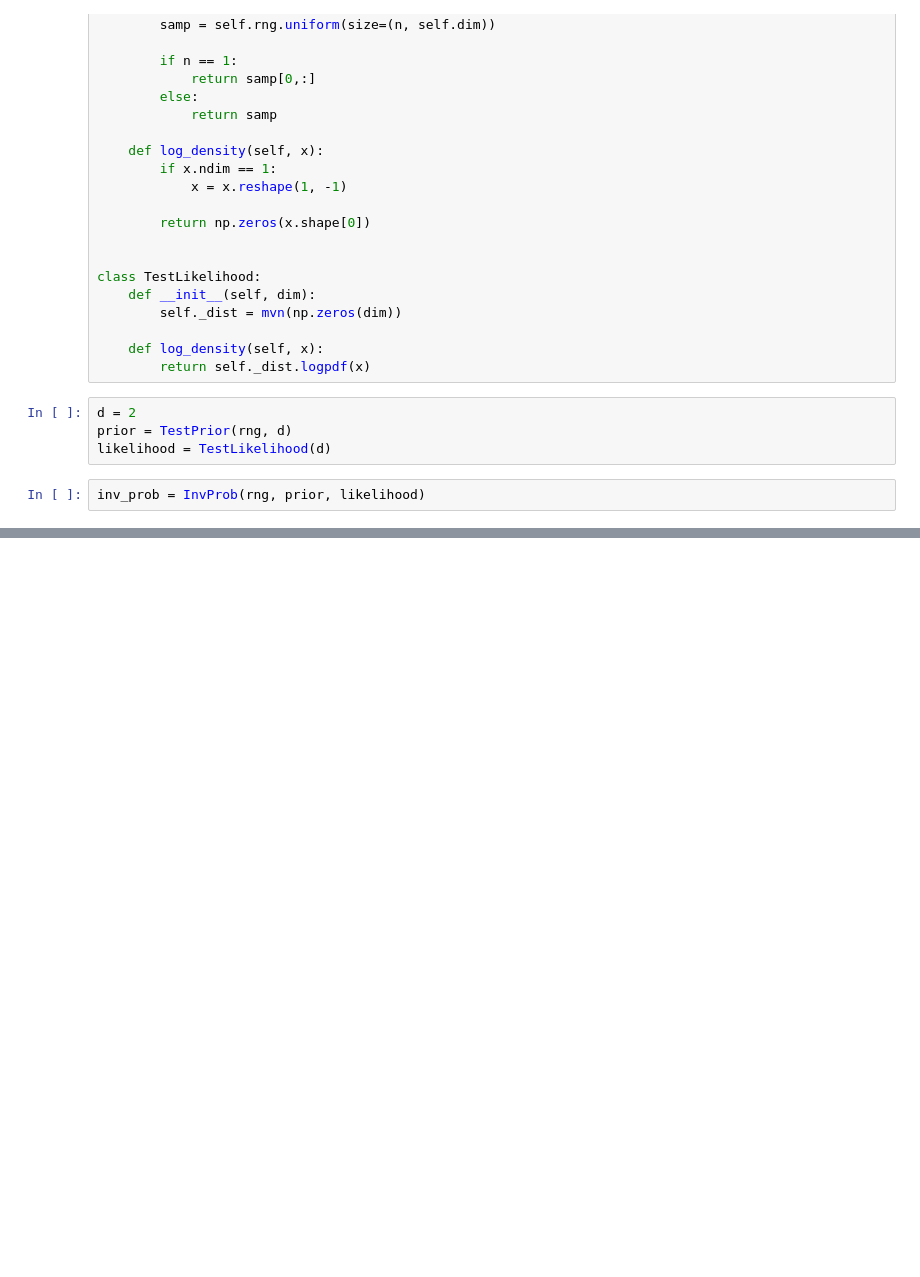
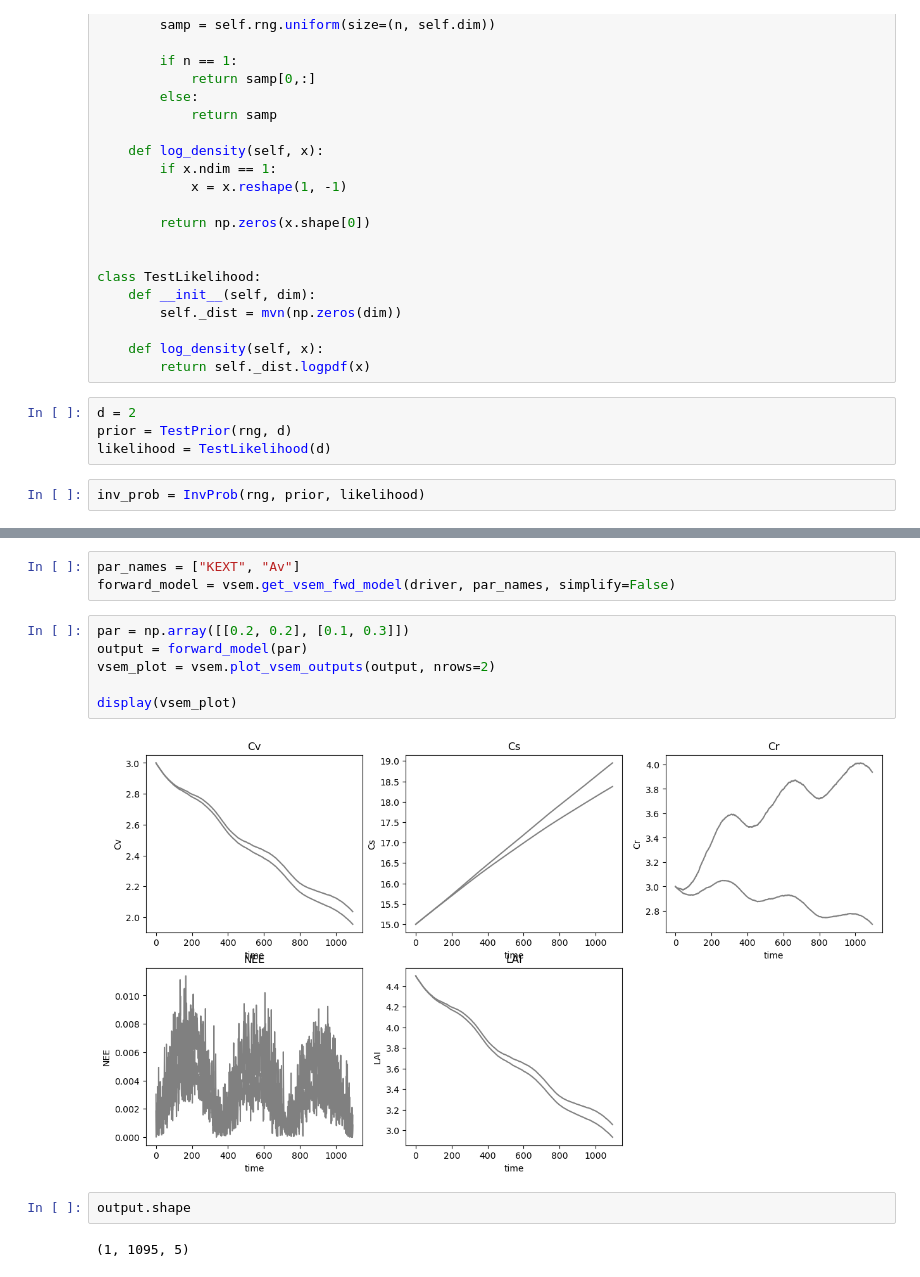
Before and after one commit to arob5/Bayesian-inference-with-surrogates, a Jupyter notebook: experiments/vsem/vsem_experiment.ipynb, the cells around one changed output, grey strips where cells are left out. Drawn from its saved outputs; the diff is of its cells as text; blank space fills up the shorter version.

```diff
--- a/experiments/vsem/vsem_experiment.ipynb
+++ b/experiments/vsem/vsem_experiment.ipynb
@@ -56,0 +62,15 @@ ValueError: shapes of a (2, 2) and b (1, 2) are incompatible
+# %%
+par_names = ["KEXT", "Av"]
+forward_model = vsem.get_vsem_fwd_model(driver, par_names, simplify=False)
+# %%
+par = np.array([[0.2, 0.2], [0.1, 0.3]])
+output = forward_model(par)
+vsem_plot = vsem.plot_vsem_outputs(output, nrows=2)
+
+display(vsem_plot)
+# %% [output]
+[figure, added]
+# %%
+output.shape
+# %% [output]
+(1, 1095, 5)
```
Also changed, not shown: parts of 4 cells of this notebook, 1 other file.
